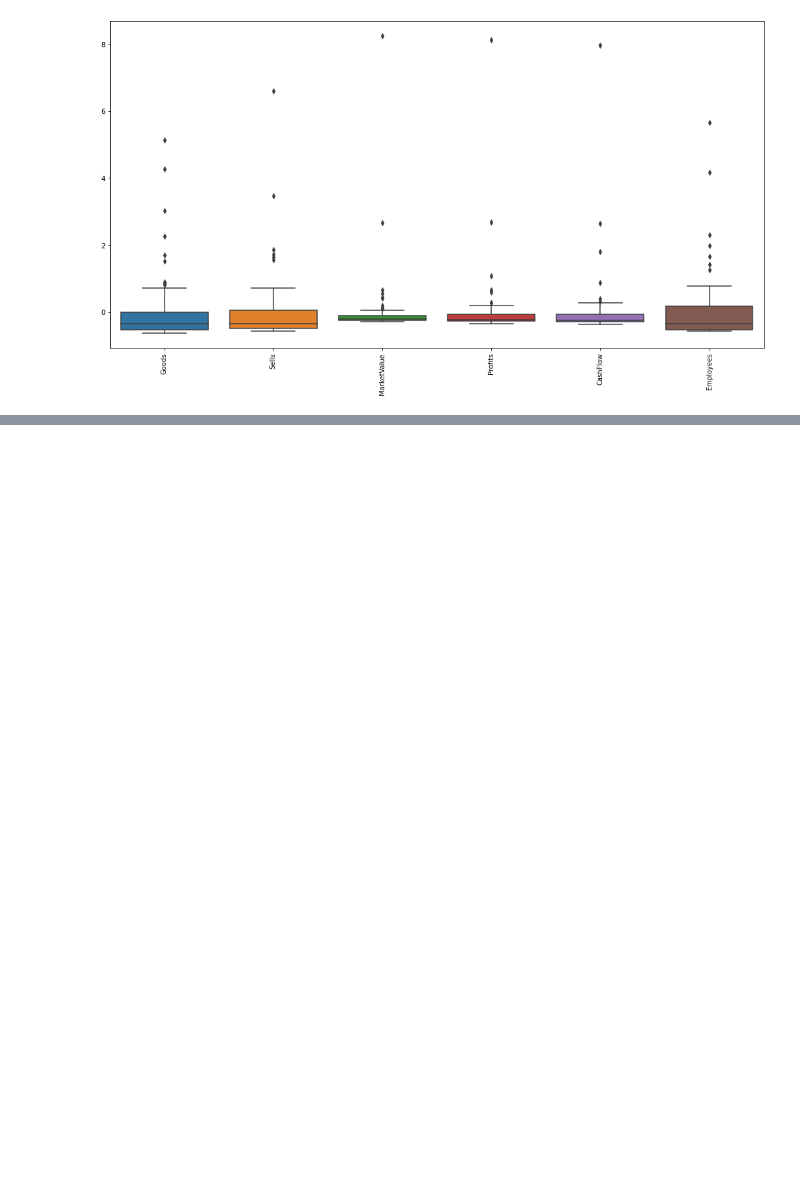
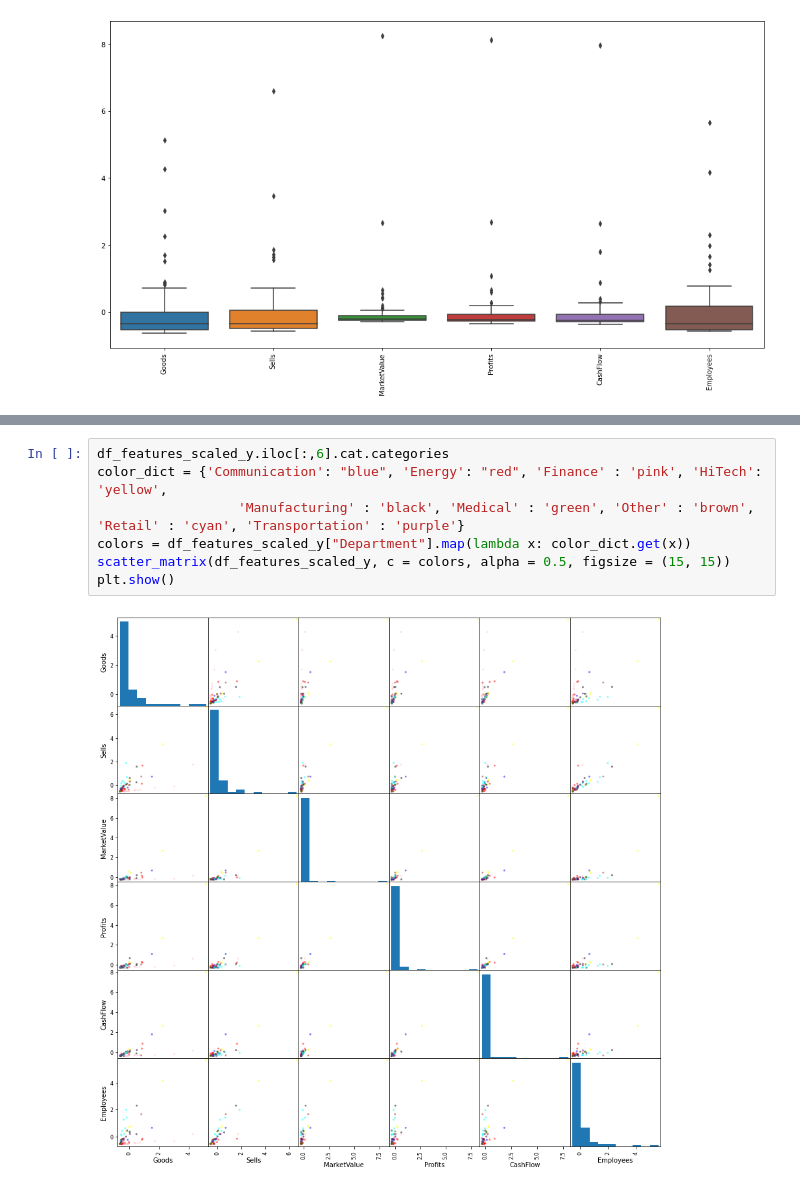
Before and after one commit to MartinSantaGitHub/curso-estadistica-multivariante, a Jupyter notebook: Tareas/tarea_01.ipynb, the cells around one changed output, grey strips where cells are left out. Saved outputs shown, nothing was run; the diff lists cells and outputs as text; blank space fills up the shorter version.

```diff
--- a/Tareas/tarea_01.ipynb
+++ b/Tareas/tarea_01.ipynb
@@ -127,0 +145,9 @@ array([[<matplotlib.axes._subplots.AxesSubplot object at 0x...>,
+# %%
+df_features_scaled_y.iloc[:,6].cat.categories
+color_dict = {'Communication': "blue", 'Energy': "red", 'Finance' : 'pink', 'HiTech': 'yellow',
+                  'Manufacturing' : 'black', 'Medical' : 'green', 'Other' : 'brown', 'Retail' : 'cyan', 'Transportation' : 'purple'}
+colors = df_features_scaled_y["Department"].map(lambda x: color_dict.get(x))
+scatter_matrix(df_features_scaled_y, c = colors, alpha = 0.5, figsize = (15, 15))
+plt.show()
+# %% [output]
+[figure, added]
```
Also changed, not shown: parts of 4 cells of this notebook.
